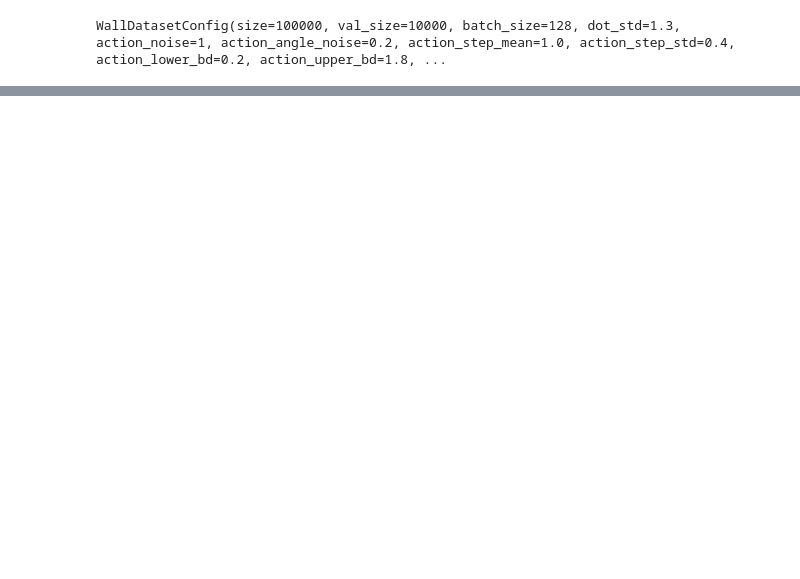
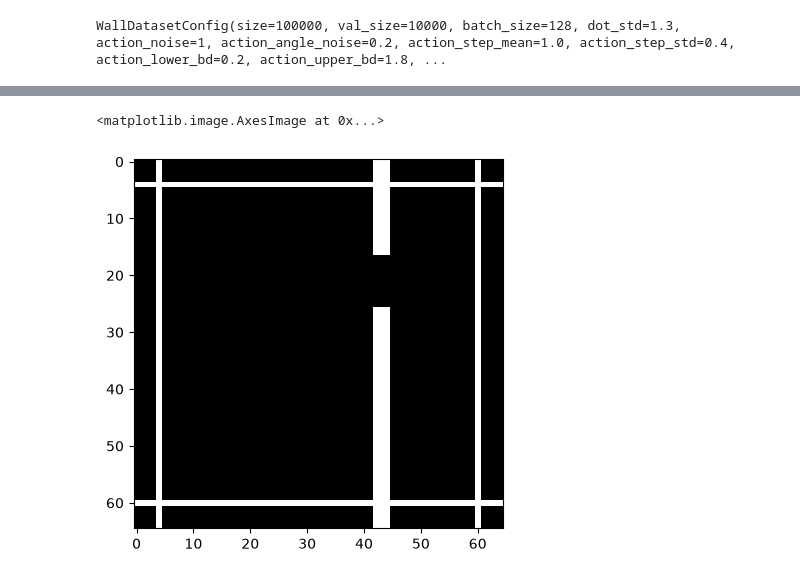
Before and after one commit to Hawar-Dzaee/eb_jepa, a Jupyter notebook: examples/my_ac_video_jepa/notebooks/0_data_exploration.ipynb, the cells around one changed output, grey strips where cells are left out. Saved outputs shown, nothing was run; the diff lists cells and outputs as text; code cells hidden in the pictures; blank space fills up the shorter version.

Commit message:
finished Data exploration

```diff
--- a/examples/my_ac_video_jepa/notebooks/0_data_exploration.ipynb
+++ b/examples/my_ac_video_jepa/notebooks/0_data_exploration.ipynb
@@ -147,4 +80,5 @@ relevant_yaml_data
 # %%
-config_class(**relevant_yaml_data)  # notice the batch_size has overridden
+config = config_class(**relevant_yaml_data)  # notice the batch_size has overridden
+config
 # %% [output]
 WallDatasetConfig(size=100000, val_size=10000, batch_size=128, dot_std=1.3, action_noise=1, action_angle_noise=0.2, action_step_mean=1.0, action_step_std=0.4, action_lower_bd=0.2, action_upper_bd=1.8, ...
@@ -150,0 +87,5 @@ WallDatasetConfig(size=100000, val_size=10000, batch_size=128, dot_std=1.3, acti
+# %%
+from eb_jepa.datasets.two_rooms.wall_dataset import WallDataset
+
+dset = WallDataset(config=config)
+dset
@@ -150,0 +94,22 @@ WallDatasetConfig(size=100000, val_size=10000, batch_size=128, dot_std=1.3, acti
+# %%
+# WallDataset generates a fresh random sample on every __getitem__ (the index is
+# ignored), so re-seed right before sampling -> rerunning this cell always
+# reproduces the same trajectory.
+# SAMPLE_SEED = 0
+# torch.manual_seed(SAMPLE_SEED); np.random.seed(SAMPLE_SEED); random.seed(SAMPLE_SEED)
+
+sample = dset[0] # the data is generated on the fly,
+# the index is meaningless in context of different sample,
+# it only exists for DataLoader
+
+states, actions, locations, wall_x, door_y = sample
+
+print(states.shape) # [C, T, H, W]
+print(actions.shape)
+
+# # this is what builds the states in dot channel.
+print(locations.shape)
+
+# There are logic for how thick is the wall size, and how large is the door in terms of pixels. (safely ignored)
+print(wall_x.shape)
+print(door_y.shape)
@@ -150,0 +176,6 @@ WallDatasetConfig(size=100000, val_size=10000, batch_size=128, dot_std=1.3, acti
+# %%
+wall_channel = 1
+plt.imshow(states[wall_channel,0],cmap="gray")
+# %% [output]
+<matplotlib.image.AxesImage at 0x...>
+[figure, added]
```
Also changed, not shown: parts of 27 cells of this notebook, 1 other file.
